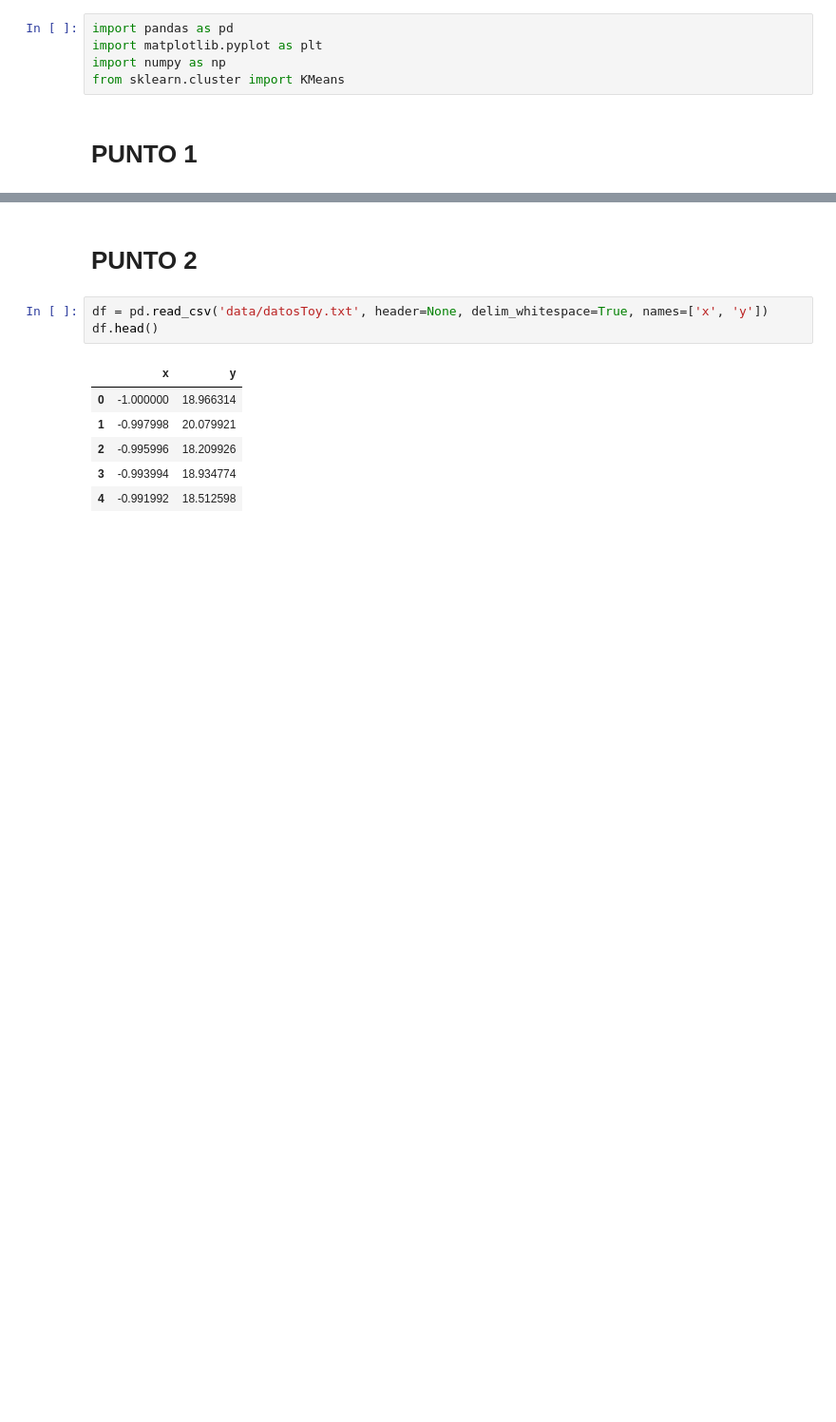
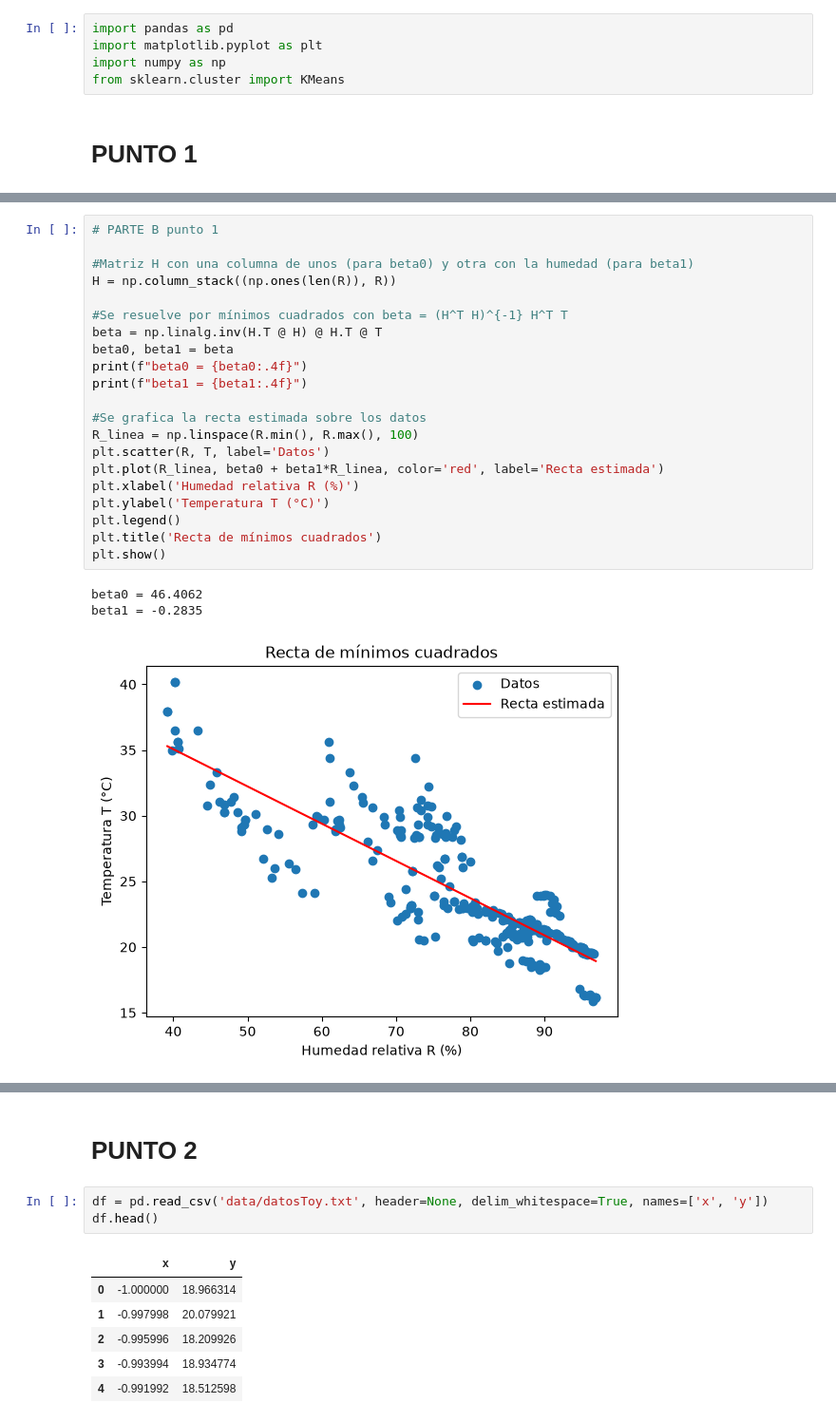
Before and after one commit to jlpar07/Tarea4FundamentosML, a Jupyter notebook: tarea4.ipynb, the cells around one changed output, grey strips where cells are left out. Shown at 95% size. Cells and saved outputs as stored; diff of their text form; blank space fills up the shorter version.

```diff
--- a/tarea4.ipynb
+++ b/tarea4.ipynb
@@ -7,0 +33,25 @@ from sklearn.cluster import KMeans
+# %%
+# PARTE B punto 1
+
+#Matriz H con una columna de unos (para beta0) y otra con la humedad (para beta1)
+H = np.column_stack((np.ones(len(R)), R))
+
+#Se resuelve por mínimos cuadrados con beta = (H^T H)^{-1} H^T T
+beta = np.linalg.inv(H.T @ H) @ H.T @ T
+beta0, beta1 = beta
+print(f"beta0 = {beta0:.4f}")
+print(f"beta1 = {beta1:.4f}")
+
+#Se grafica la recta estimada sobre los datos
+R_linea = np.linspace(R.min(), R.max(), 100)
+plt.scatter(R, T, label='Datos')
+plt.plot(R_linea, beta0 + beta1*R_linea, color='red', label='Recta estimada')
+plt.xlabel('Humedad relativa R (%)')
+plt.ylabel('Temperatura T (°C)')
+plt.legend()
+plt.title('Recta de mínimos cuadrados')
+plt.show()
+# %% [output]
+beta0 = 46.4062
+beta1 = -0.2835
+[figure, added]
```
Also changed, not shown: parts of 4 cells of this notebook.
